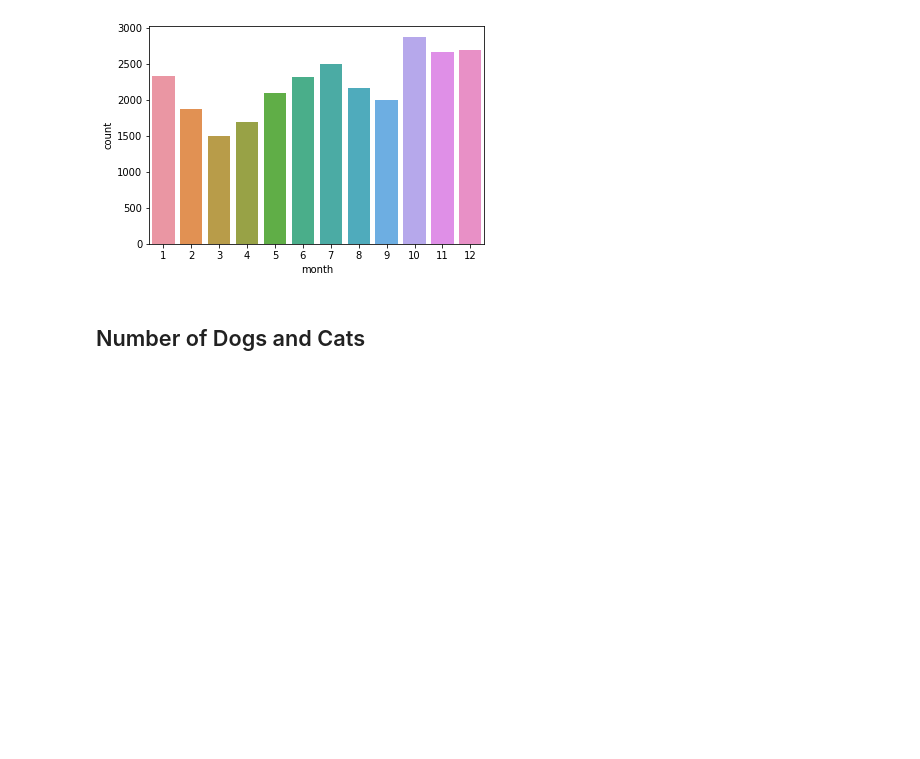
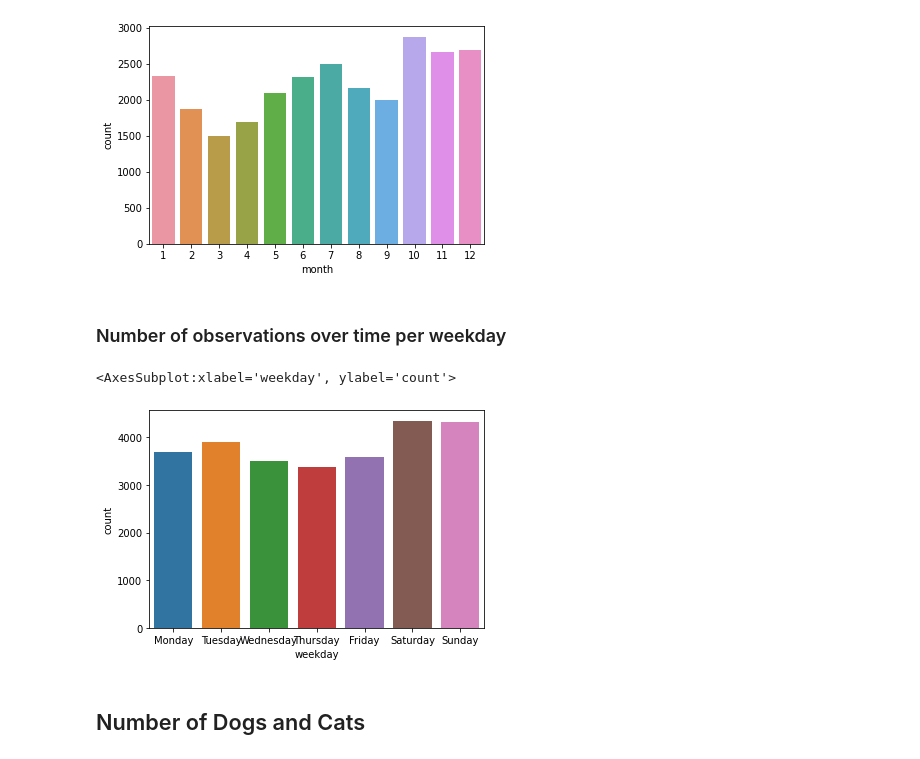
Before and after one commit to DavidSiegl/Animal-Shelter-Analysis, a Jupyter notebook: exploratory data analysis.ipynb, the cells around one changed output. Cells and saved outputs as stored; diff of their text form; code cells hidden in the pictures; blank space fills up the shorter version.

```diff
--- a/exploratory data analysis.ipynb
+++ b/exploratory data analysis.ipynb
@@ -35,6 +35,19 @@ sns.countplot(data=data, x="month")
 # %% [output]
 <AxesSubplot:xlabel='month', ylabel='count'>
 [figure]
+# %% [markdown]
+### Number of observations over time per weekday
+# %%
+dict = {0 : 'Monday', 1 : 'Tuesday', 2 : 'Wednesday', 3 : 'Thursday', 4 : 'Friday', 5 : 'Saturday', 6 : 'Sunday'}
+data = data.sort_values(by="weekday")
+
+data["weekday"]=data["weekday"].map(dict)
+
+
+sns.countplot(data=data, x="weekday")
+# %% [output]
+<AxesSubplot:xlabel='weekday', ylabel='count'>
+[figure, added]
 # %% [markdown]
 ## Number of Dogs and Cats
 # %%
```
Also changed, not shown: parts of 10 cells of this notebook, 2 other files.
